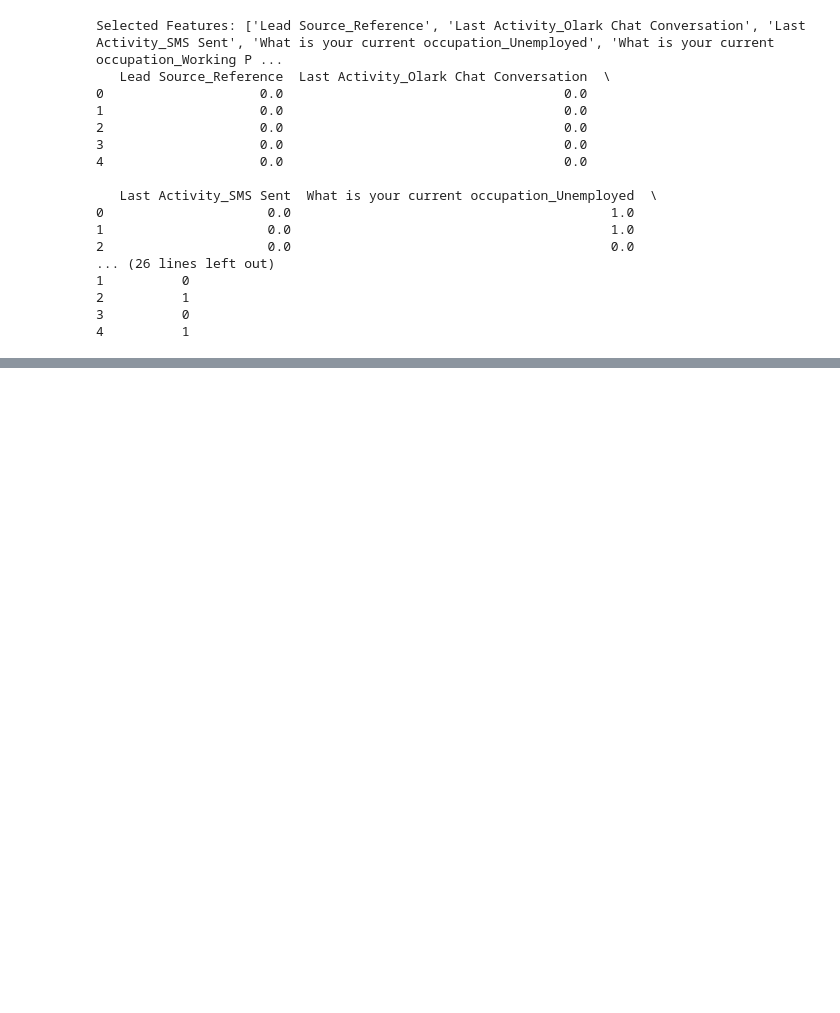
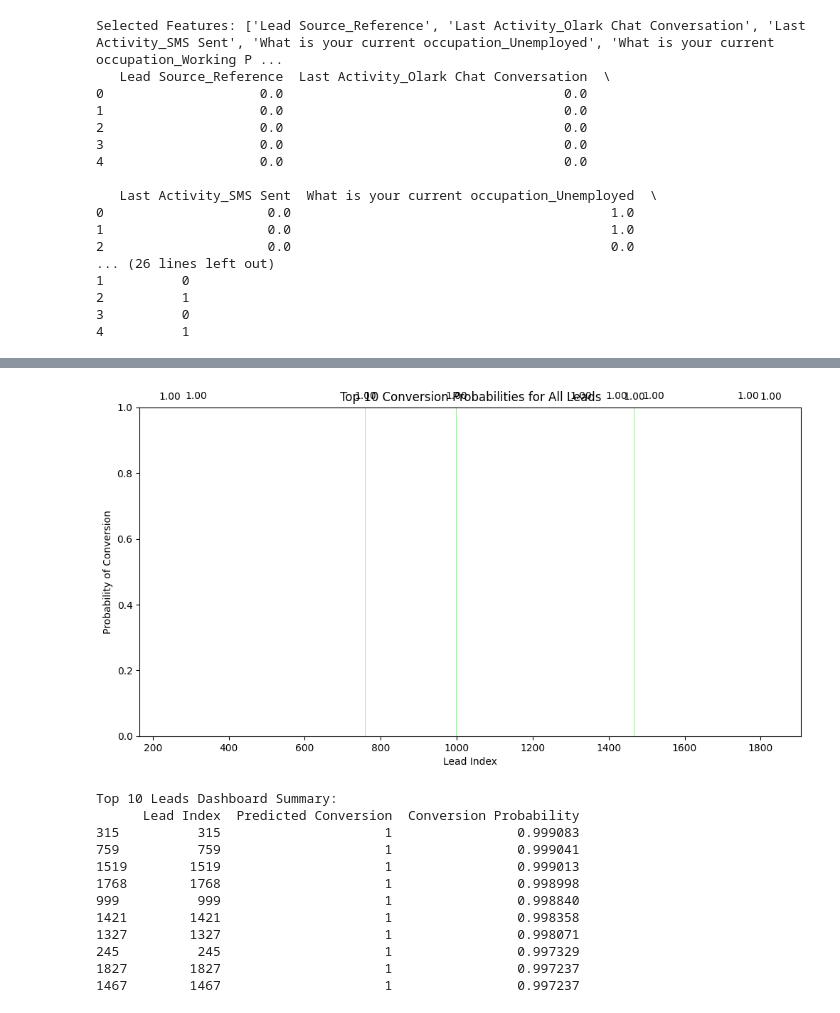
Before and after one commit to Shahbazi-Amir/smartlead_lead_scoring, a Jupyter notebook: smartlead_lead_scoring.ipynb, the cells around one changed output, grey strips where cells are left out. Cells and saved outputs as stored; diff of their text form; code cells hidden in the pictures; blank space fills up the shorter version.

```diff
--- a/smartlead_lead_scoring.ipynb
+++ b/smartlead_lead_scoring.ipynb
@@ -397,0 +656,44 @@ Selected Features: ['Lead Source_Reference', 'Last Activity_Olark Chat Conversat
+# %%
+# Use the entire test set
+all_predictions = best_model.predict(X_test)
+all_probabilities = best_model.predict_proba(X_test)[:, 1]
+
+# Create a DataFrame for the full dashboard
+dashboard_df = pd.DataFrame({
+    'Lead Index': range(len(X_test)),
+    'Predicted Conversion': all_predictions,
+    'Conversion Probability': all_probabilities
+})
+
+# Sort by Conversion Probability in descending order
+dashboard_df = dashboard_df.sort_values(by='Conversion Probability', ascending=False)
+
+# Plot the top 10 leads
+plt.figure(figsize=(12, 6))
+bars = plt.bar(dashboard_df['Lead Index'][:10], dashboard_df['Conversion Probability'][:10], color='lightgreen')
+plt.title('Top 10 Conversion Probabilities for All Leads')
+plt.xlabel('Lead Index')
+plt.ylabel('Probability of Conversion')
+plt.ylim(0, 1)
+for bar, prob in zip(bars, dashboard_df['Conversion Probability'][:10]):
+    plt.text(bar.get_x() + bar.get_width() / 2, bar.get_height() + 0.02, f'{prob:.2f}',
+             ha='center', va='bottom')
+plt.show()
+
+# Display the top 10 leads
+print("\nTop 10 Leads Dashboard Summary:")
+print(dashboard_df.head(10))
+# %% [output]
+[figure, added]
+Top 10 Leads Dashboard Summary:
+      Lead Index  Predicted Conversion  Conversion Probability
+315          315                     1                0.999083
+759          759                     1                0.999041
+1519        1519                     1                0.999013
+1768        1768                     1                0.998998
+999          999                     1                0.998840
+1421        1421                     1                0.998358
+1327        1327                     1                0.998071
+245          245                     1                0.997329
+1827        1827                     1                0.997237
+1467        1467                     1                0.997237
```
Also changed, not shown: parts of 6 cells of this notebook, 2 other files.
